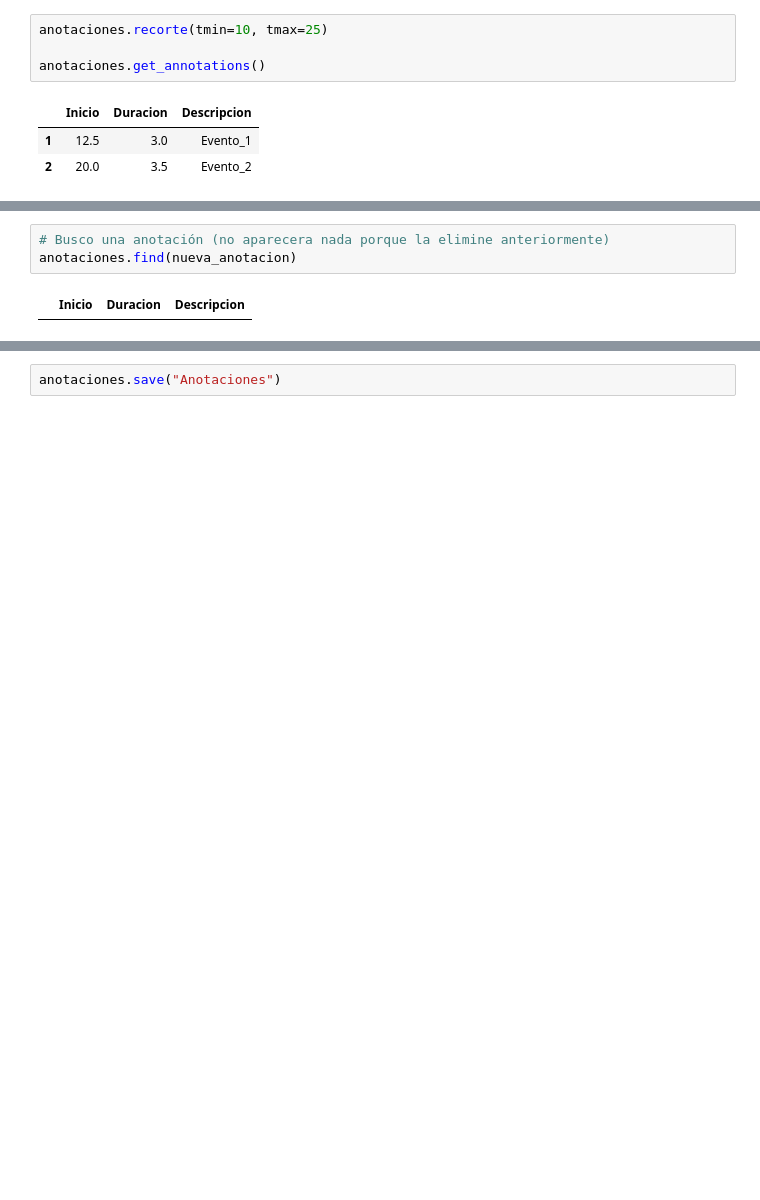
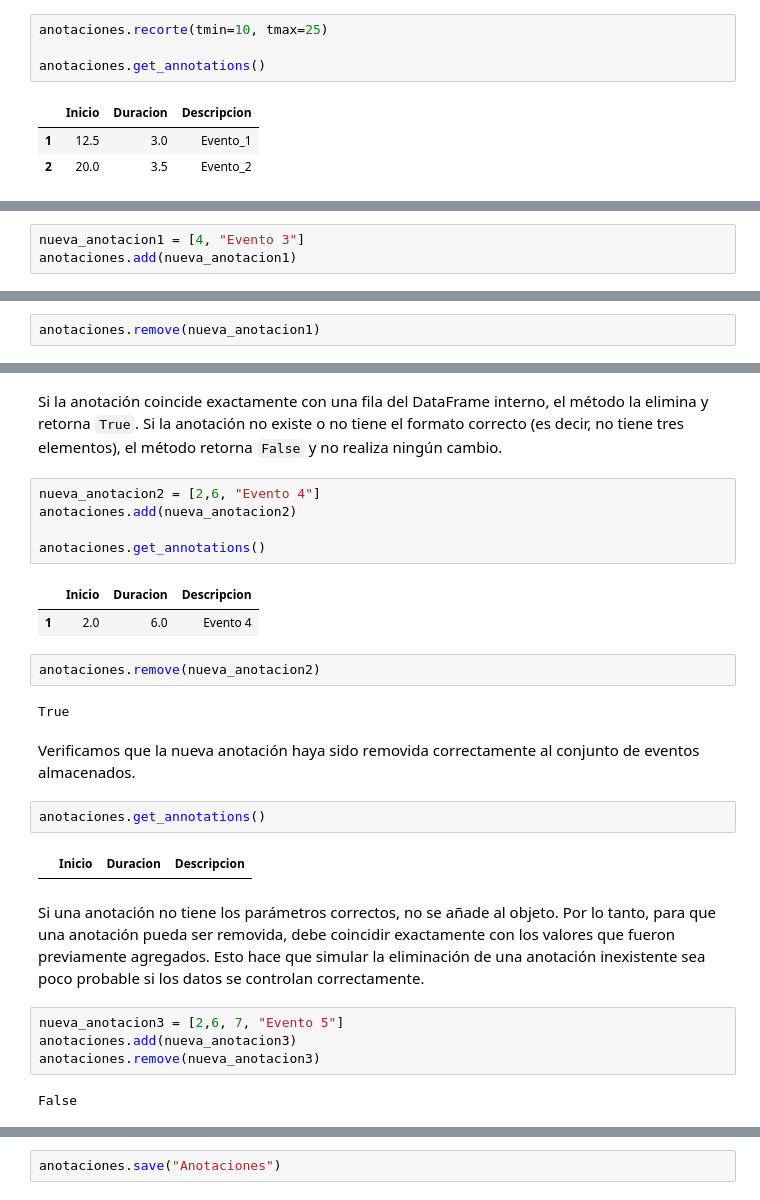
Before and after one commit to SrMichi19/TIF, a Jupyter notebook: 1. TIF/Pruebas Funcionales_TIF.ipynb, the cells around one changed output, grey strips where cells are left out. Saved outputs shown, nothing was run; the diff lists cells and outputs as text; blank space fills up the shorter version.

```diff
--- a/1. TIF/Pruebas Funcionales_TIF.ipynb
+++ b/1. TIF/Pruebas Funcionales_TIF.ipynb
@@ -187,0 +205,3 @@ anotaciones.get_annotations()
+# %%
+nueva_anotacion1 = [4, "Evento 3"]
+anotaciones.add(nueva_anotacion1)
@@ -197,0 +220,2 @@ anotaciones.get_annotations()
+# %%
+anotaciones.remove(nueva_anotacion1)
@@ -198,5 +226,28 @@ anotaciones.get_annotations()
+# %% [markdown]
+Si la anotación coincide exactamente con una fila del DataFrame interno, el método la elimina y retorna `True`. Si la anotación no existe o no tiene el formato correcto (es decir, no tiene tres elementos), el método retorna `False` y no realiza ningún cambio.
 # %%
-# Busco una anotación (no aparecera nada porque la elimine anteriormente)
-anotaciones.find(nueva_anotacion)
+nueva_anotacion2 = [2,6, "Evento 4"]
+anotaciones.add(nueva_anotacion2)
+
+anotaciones.get_annotations()
 # %% [output]
 |  | Inicio | Duracion | Descripcion |
+| 1 | 2.0 | 6.0 | Evento 4 |
+# %%
+anotaciones.remove(nueva_anotacion2)
+# %% [output]
+True
+# %% [markdown]
+Verificamos que la nueva anotación haya sido removida correctamente al conjunto de eventos almacenados.
+# %%
+anotaciones.get_annotations()
+# %% [output]
+|  | Inicio | Duracion | Descripcion |
+# %% [markdown]
+Si una anotación no tiene los parámetros correctos, no se añade al objeto. Por lo tanto, para que una anotación pueda ser removida, debe coincidir exactamente con los valores que fueron previamente agregados. Esto hace que simular la eliminación de una anotación inexistente sea poco probable si los datos se controlan correctamente.
+# %%
+nueva_anotacion3 = [2,6, 7, "Evento 5"]
+anotaciones.add(nueva_anotacion3)
+anotaciones.remove(nueva_anotacion3)
+# %% [output]
+False
```
Also changed, not shown: parts of 115 cells of this notebook.
